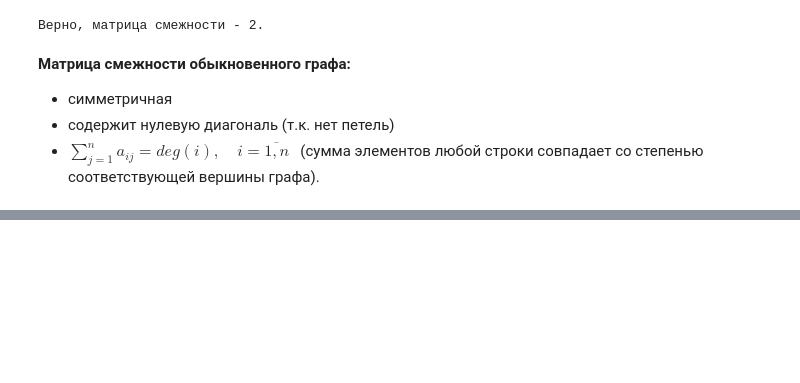
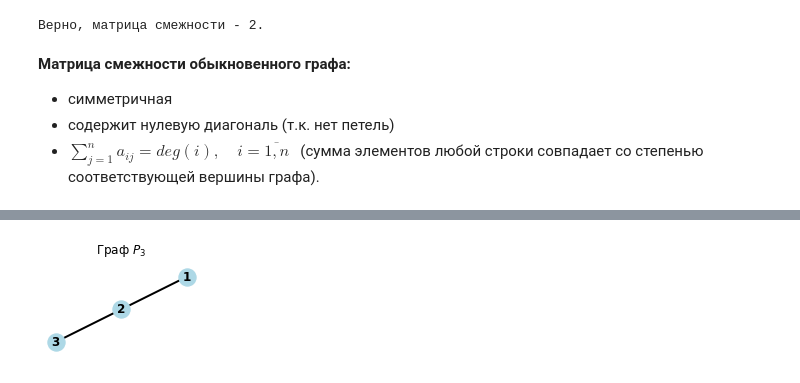
Before and after one commit to Oxanette/interactive_atg, a Jupyter notebook: Interactive_Tutorial_Chernykh.ipynb, the cells around one changed output, grey strips where cells are left out. Cells and saved outputs as stored; diff of their text form; code cells hidden in the pictures; blank space fills up the shorter version.

```diff
--- a/Interactive_Tutorial_Chernykh.ipynb
+++ b/Interactive_Tutorial_Chernykh.ipynb
@@ -189,0 +200,12 @@ $b_{ij} = \displaystyle\sum_{s=1}^nc_{is}\cdot a_{sj}$, где $c_{is} > 0$ и $
+# %%
+G_test = nx.Graph()
+G_test.add_nodes_from([1,2,3])
+G_test.add_edges_from([(1,2),(2,3)])
+plt.subplot(224)
+options = {'node_color': "lightblue",
+          'width': 2,}
+nx.draw(G_test, **options, with_labels=True, font_weight='bold')
+plt.title("Граф $P_3$")
+plt.show()
+# %% [output]
+[figure, added]
```
Also changed, not shown: parts of 11 cells of this notebook.
